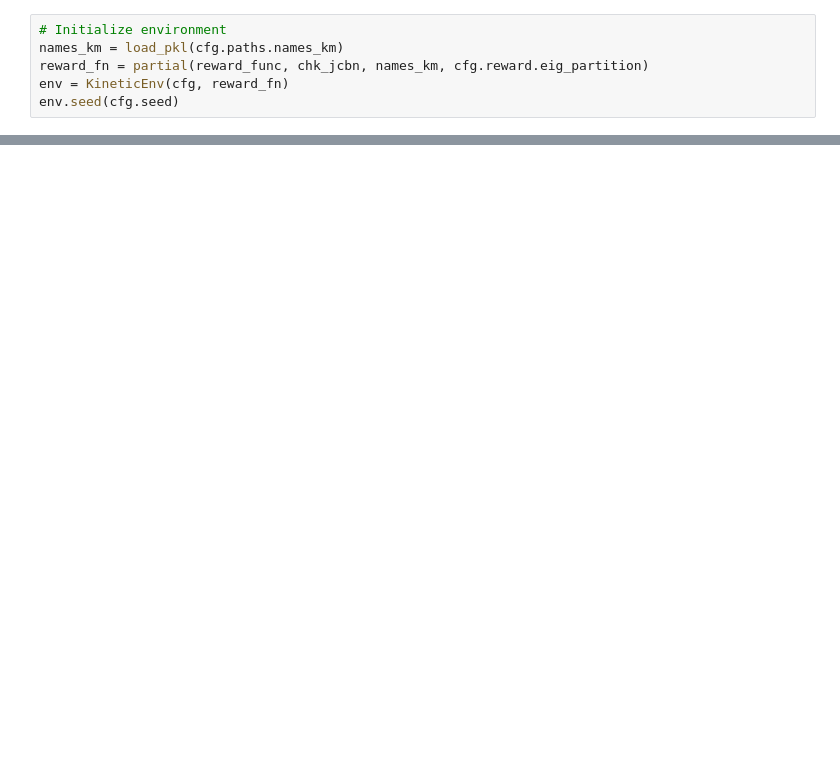
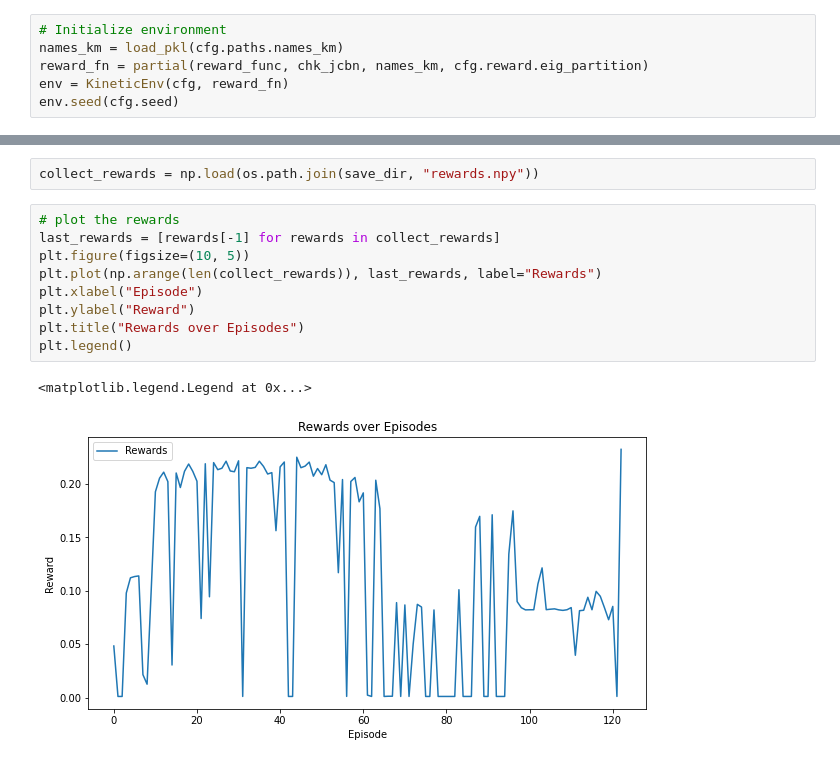
Before and after one commit to ludekcizinsky/rl-renaissance, a Jupyter notebook: train.ipynb, the cells around one changed output, grey strips where cells are left out. Drawn from its saved outputs; the diff is of its cells as text; blank space fills up the shorter version.

```diff
--- a/train.ipynb
+++ b/train.ipynb
@@ -84,0 +165,14 @@ for episode in range(cfg.training.num_episodes):
+# %%
+collect_rewards = np.load(os.path.join(save_dir, "rewards.npy"))
+# %%
+# plot the rewards
+last_rewards = [rewards[-1] for rewards in collect_rewards]
+plt.figure(figsize=(10, 5))
+plt.plot(np.arange(len(collect_rewards)), last_rewards, label="Rewards")
+plt.xlabel("Episode")
+plt.ylabel("Reward")
+plt.title("Rewards over Episodes")
+plt.legend()
+# %% [output]
+<matplotlib.legend.Legend at 0x...>
+[figure, added]
```
Also changed, not shown: parts of 10 cells of this notebook, 11 other files.
